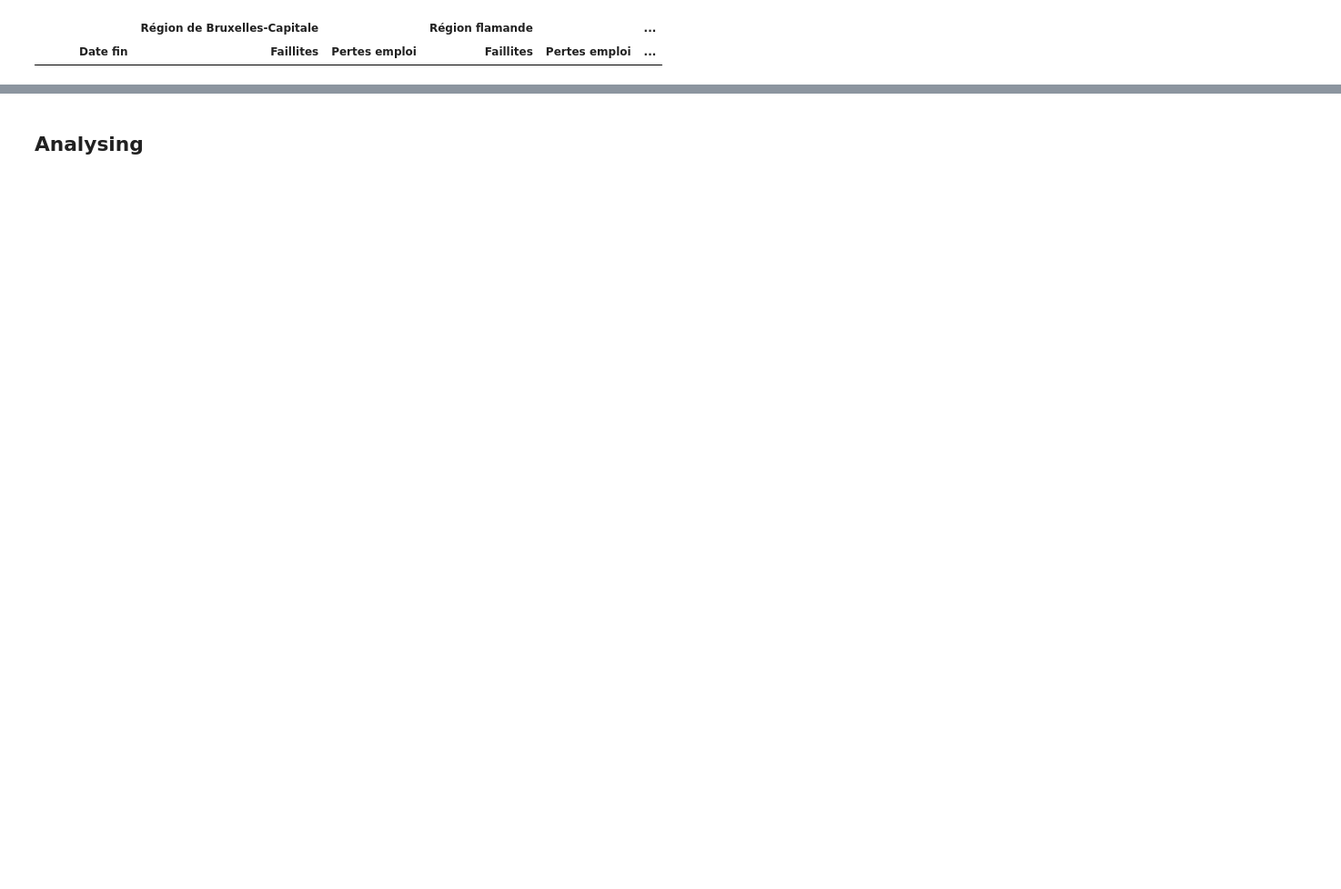
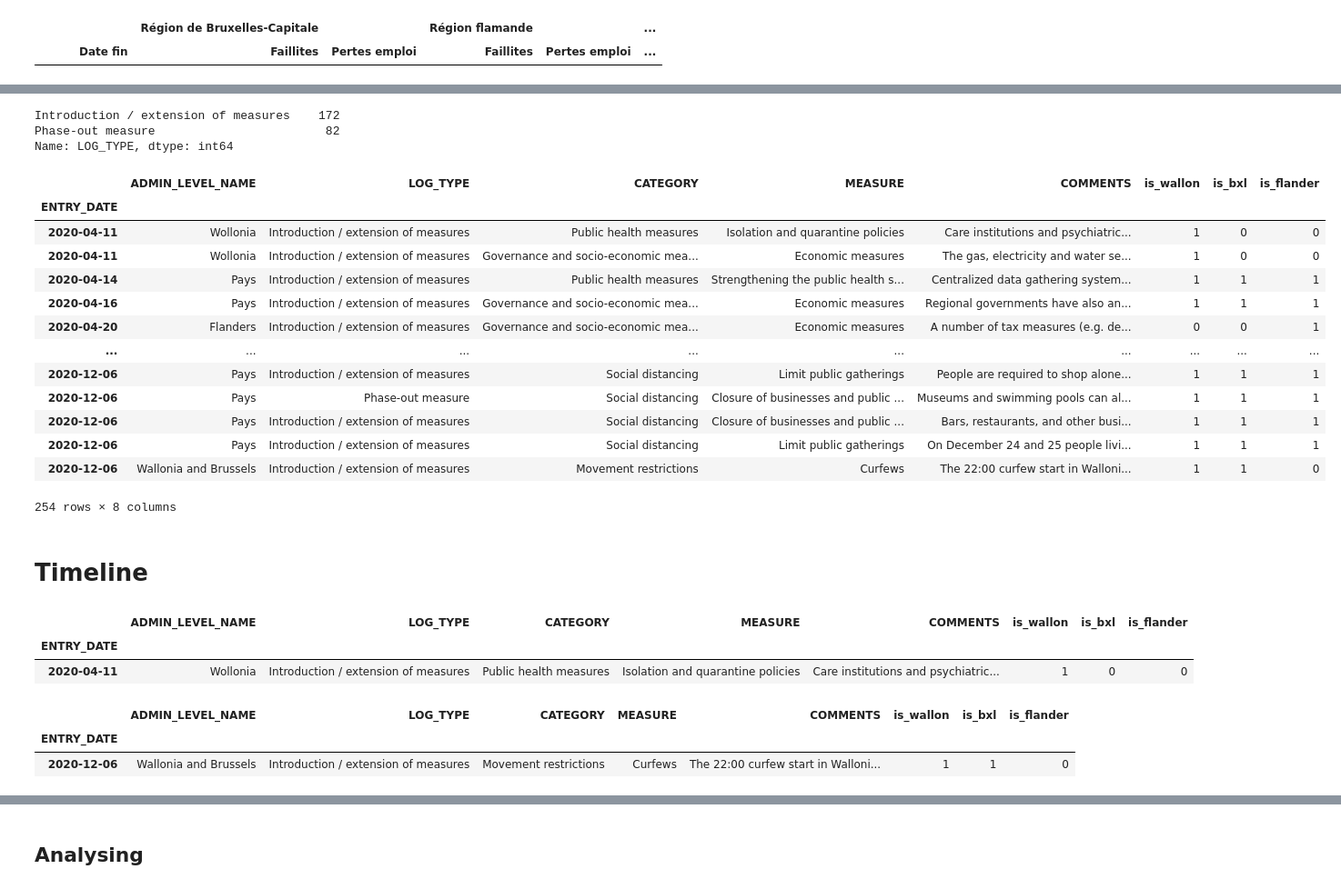
Before and after one commit to Demesmaeker/workshop-IBM-covid, a Jupyter notebook: Faillites.ipynb, the cells around one changed output, grey strips where cells are left out. Shown at 91% size. Cells and saved outputs as stored; diff of their text form; code cells hidden in the pictures; blank space fills up the shorter version.

```diff
--- a/Faillites.ipynb
+++ b/Faillites.ipynb
@@ -129,0 +233,29 @@ measure_be.info()
+# %%
+measure_be["ADMIN_LEVEL_NAME"].fillna("Pays",inplace=True)
+# %%
+def set_wallonia(item):
+    if item in ["Wallonia","Brussels and Wallonia","Wollonia","Wallonia and Brussels","Pays"]:
+        return 1
+    return 0
+
+def set_bxl(item):
+    if item in ["Brussels","Brussels and Wallonia","Wallonia and Brussels","Brussel","Brussels region",
+                "Brussels Region, Flanders","Brussels Region","Pays"]:
+        return 1
+
+    return 0
+
+def set_flanders(item):
+    if item in ["Flanders","Antwerp","Brussels Region, Flanders","Coast Municipalities","Pays"]:
+        return 1
+    return 0
+# %%
+measure_be["is_wallon"] = measure_be["ADMIN_LEVEL_NAME"].apply(set_wallonia)
+measure_be["is_bxl"] = measure_be["ADMIN_LEVEL_NAME"].apply(set_bxl)
+measure_be["is_flander"] = measure_be["ADMIN_LEVEL_NAME"].apply(set_flanders)
+# %%
+measure_be["LOG_TYPE"].value_counts()
+# %% [output]
+Introduction / extension of measures    172
+Phase-out measure                        82
+Name: LOG_TYPE, dtype: int64
@@ -129,0 +264,21 @@ measure_be.info()
+# %%
+first_wave = measure_be.iloc[:20201010]
+# %%
+first_wave
+# %% [output]
+|  | ADMIN_LEVEL_NAME | LOG_TYPE | CATEGORY | MEASURE | COMMENTS | is_wallon | is_bxl | is_flander |
+| ENTRY_DATE |  |  |  |  |  |  |  |  |
+| 2020-04-11 | Wollonia | Introduction / extension of measures | Public health measures | Isolation and quarantine policies | Care institutions and psychiatric... | 1 | 0 | 0 |
+| 2020-04-11 | Wollonia | Introduction / extension of measures | Governance and socio-economic mea... | Economic measures | The gas, electricity and water se... | 1 | 0 | 0 |
+| 2020-04-14 | Pays | Introduction / extension of measures | Public health measures | Strengthening the public health s... | Centralized data gathering system... | 1 | 1 | 1 |
+| 2020-04-16 | Pays | Introduction / extension of measures | Governance and socio-economic mea... | Economic measures | Regional governments have also an... | 1 | 1 | 1 |
+| 2020-04-20 | Flanders | Introduction / extension of measures | Governance and socio-economic mea... | Economic measures | A number of tax measures (e.g. de... | 0 | 0 | 1 |
+| ... | ... | ... | ... | ... | ... | ... | ... | ... |
+| 2020-12-06 | Pays | Introduction / extension of measures | Social distancing | Limit public gatherings | People are required to shop alone... | 1 | 1 | 1 |
+| 2020-12-06 | Pays | Phase-out measure | Social distancing | Closure of businesses and public ... | Museums and swimming pools can al... | 1 | 1 | 1 |
+| 2020-12-06 | Pays | Introduction / extension of measures | Social distancing | Closure of businesses and public ... | Bars, restaurants, and other busi... | 1 | 1 | 1 |
+| 2020-12-06 | Pays | Introduction / extension of measures | Social distancing | Limit public gatherings | On December 24 and 25 people livi... | 1 | 1 | 1 |
+| 2020-12-06 | Wallonia and Brussels | Introduction / extension of measures | Movement restrictions | Curfews | The 22:00 curfew start in Walloni... | 1 | 1 | 0 |
+254 rows × 8 columns
+# %% [markdown]
+# Timeline
@@ -129,0 +287,12 @@ measure_be.info()
+# %%
+measure_be.head(1)
+# %% [output]
+|  | ADMIN_LEVEL_NAME | LOG_TYPE | CATEGORY | MEASURE | COMMENTS | is_wallon | is_bxl | is_flander |
+| ENTRY_DATE |  |  |  |  |  |  |  |  |
+| 2020-04-11 | Wollonia | Introduction / extension of measures | Public health measures | Isolation and quarantine policies | Care institutions and psychiatric... | 1 | 0 | 0 |
+# %%
+measure_be.tail(1)
+# %% [output]
+|  | ADMIN_LEVEL_NAME | LOG_TYPE | CATEGORY | MEASURE | COMMENTS | is_wallon | is_bxl | is_flander |
+| ENTRY_DATE |  |  |  |  |  |  |  |  |
+| 2020-12-06 | Wallonia and Brussels | Introduction / extension of measures | Movement restrictions | Curfews | The 22:00 curfew start in Walloni... | 1 | 1 | 0 |
```
Also changed, not shown: parts of 24 cells of this notebook.
